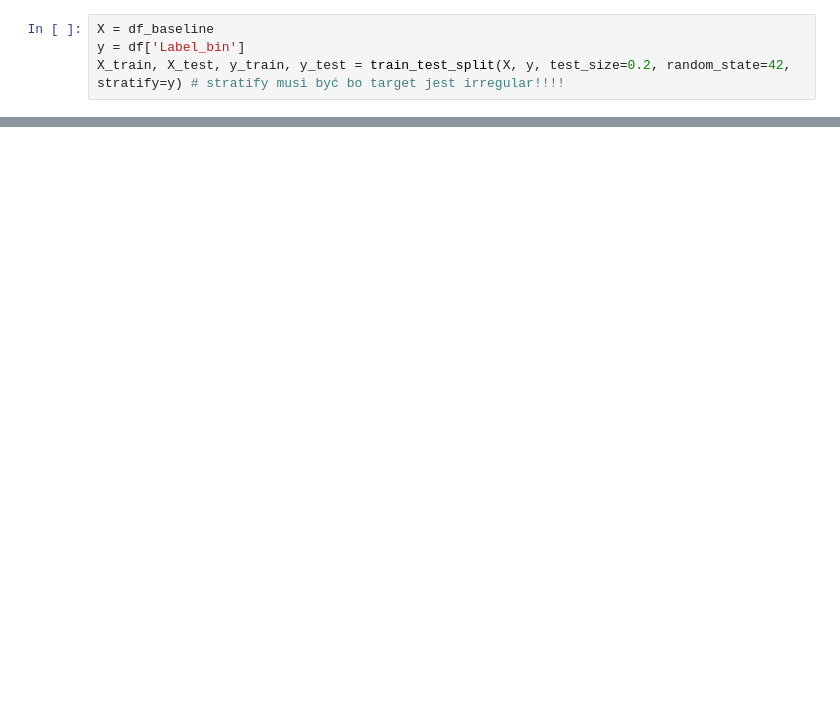
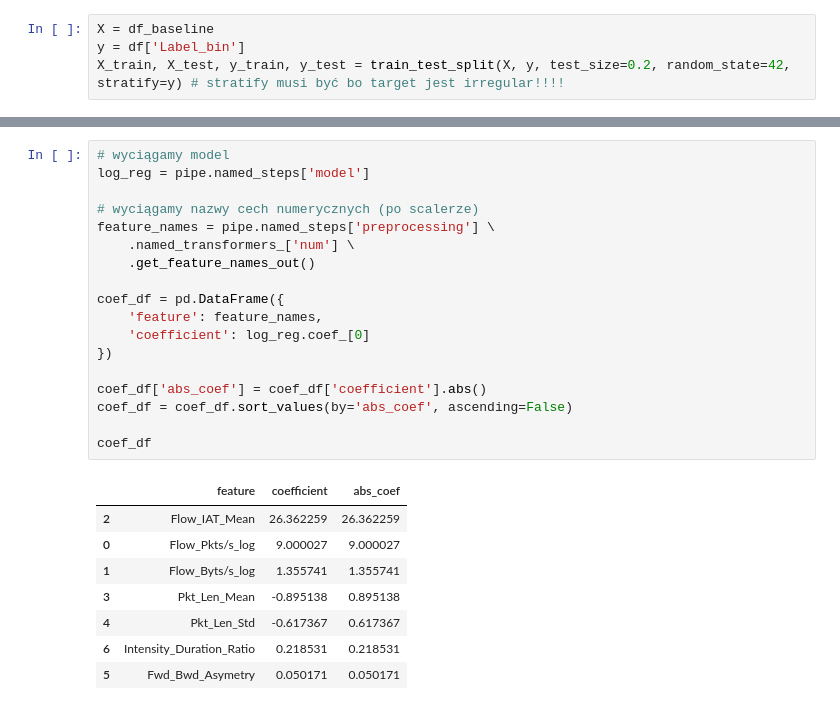
Before and after one commit to mikolajek22/IoT-Intrusion-Detection, a Jupyter notebook: project.ipynb, the cells around one changed output, grey strips where cells are left out. Drawn from its saved outputs; the diff is of its cells as text; blank space fills up the shorter version.

```diff
--- a/project.ipynb
+++ b/project.ipynb
@@ -847,0 +969,27 @@ lr_model = LogisticRegression(class_weight='balanced',
+# %%
+# wyciągamy model
+log_reg = pipe.named_steps['model']
+
+# wyciągamy nazwy cech numerycznych (po scalerze)
+feature_names = pipe.named_steps['preprocessing'] \
+    .named_transformers_['num'] \
+    .get_feature_names_out()
+
+coef_df = pd.DataFrame({
+    'feature': feature_names,
+    'coefficient': log_reg.coef_[0]
+})
+
+coef_df['abs_coef'] = coef_df['coefficient'].abs()
+coef_df = coef_df.sort_values(by='abs_coef', ascending=False)
+
+coef_df
+# %% [output]
+|  | feature | coefficient | abs_coef |
+| 2 | Flow_IAT_Mean | 26.362259 | 26.362259 |
+| 0 | Flow_Pkts/s_log | 9.000027 | 9.000027 |
+| 1 | Flow_Byts/s_log | 1.355741 | 1.355741 |
+| 3 | Pkt_Len_Mean | -0.895138 | 0.895138 |
+| 4 | Pkt_Len_Std | -0.617367 | 0.617367 |
+| 6 | Intensity_Duration_Ratio | 0.218531 | 0.218531 |
+| 5 | Fwd_Bwd_Asymetry | 0.050171 | 0.050171 |
```
Also changed, not shown: parts of 19 cells of this notebook.
